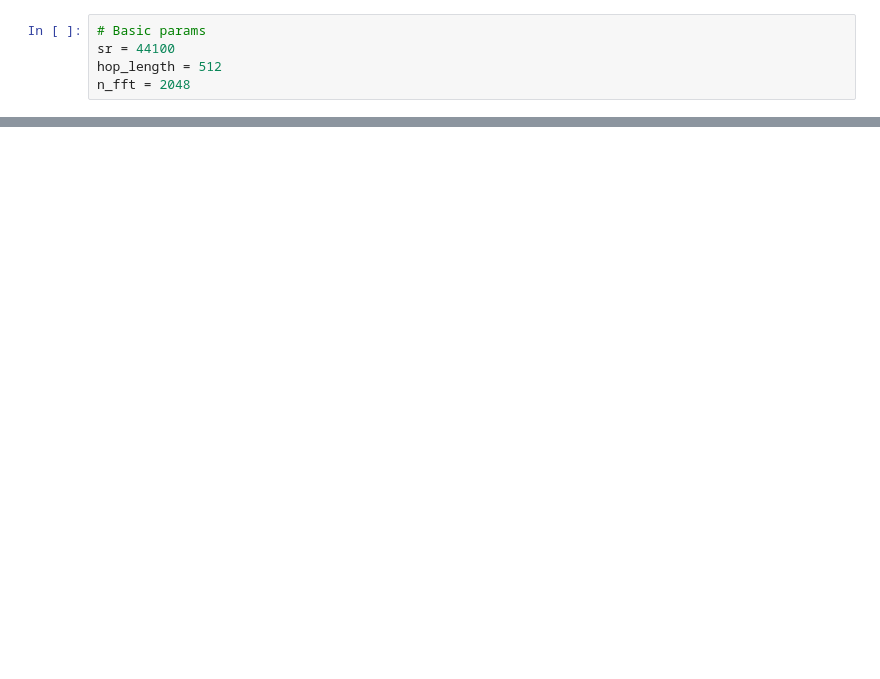
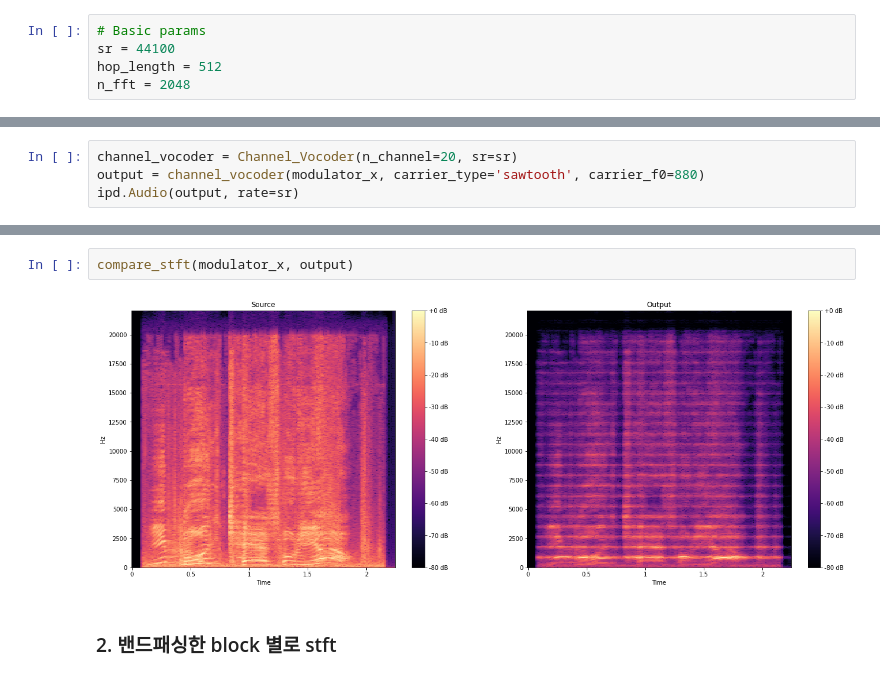
Before and after one commit to YoonjinXD/vocoder_project, a Jupyter notebook: sample_test.ipynb, the cells around one changed output, grey strips where cells are left out. Saved outputs shown, nothing was run; the diff lists cells and outputs as text; blank space fills up the shorter version.

```diff
--- a/sample_test.ipynb
+++ b/sample_test.ipynb
@@ -81,0 +95,4 @@ plt.colorbar(img, ax=axes[1], format="%+2.f dB")
+# %%
+channel_vocoder = Channel_Vocoder(n_channel=20, sr=sr)
+output = channel_vocoder(modulator_x, carrier_type='sawtooth', carrier_f0=880)
+ipd.Audio(output, rate=sr)
@@ -81,0 +101,6 @@ plt.colorbar(img, ax=axes[1], format="%+2.f dB")
+# %%
+compare_stft(modulator_x, output)
+# %% [output]
+[figure, added]
+# %% [markdown]
+### 2. 밴드패싱한 block 별로 stft
```
Also changed, not shown: parts of 17 cells of this notebook.
